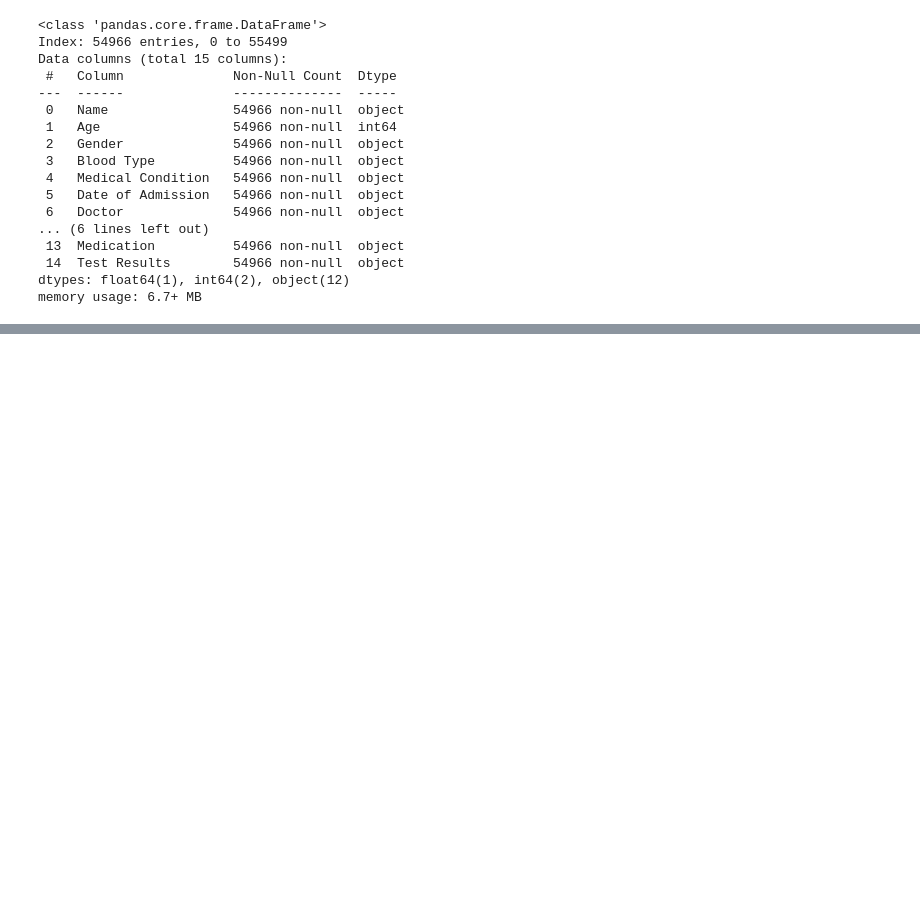
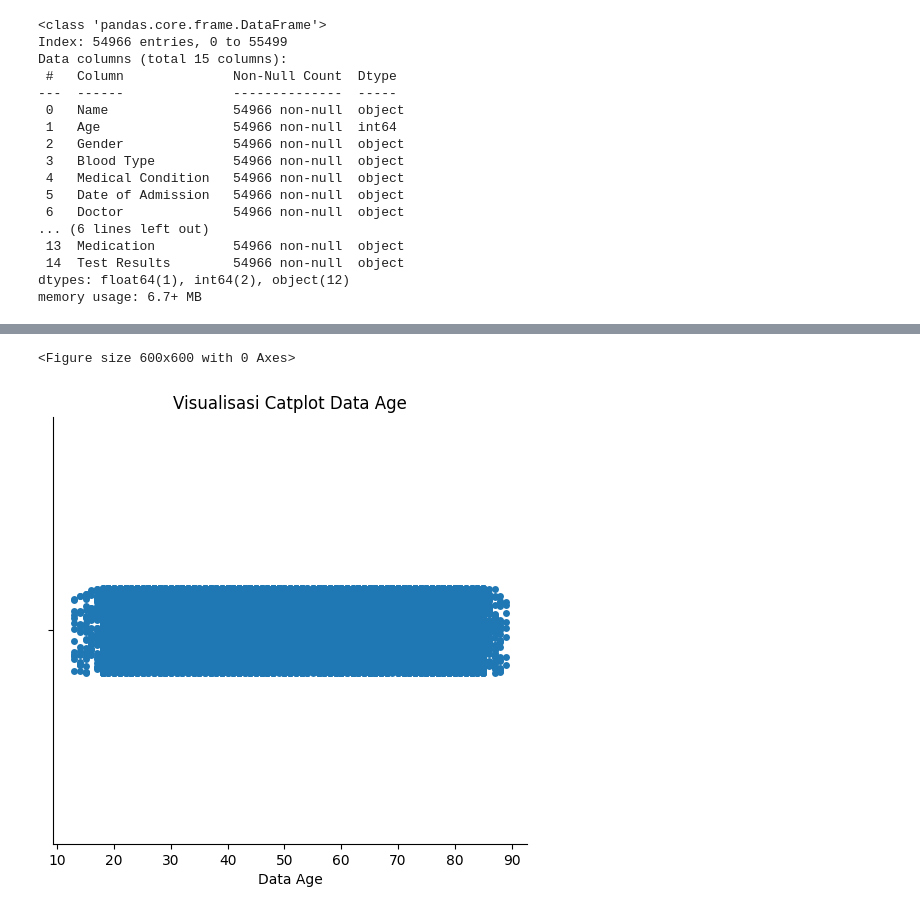
Before and after one commit to Angga-Ramda-Ramadhan/MedCheckProject, a Jupyter notebook: modelling.ipynb, the cells around one changed output, grey strips where cells are left out. Saved outputs shown, nothing was run; the diff lists cells and outputs as text; code cells hidden in the pictures; blank space fills up the shorter version.

```diff
--- a/modelling.ipynb
+++ b/modelling.ipynb
@@ -106,0 +107,5 @@ exp.visualisasi(data, 'Blood Type')
+# %%
+exp.visualcatplot(data, 'Age')
+# %% [output]
+<Figure size 600x600 with 0 Axes>
+[figure, added]
```
Also changed, not shown: parts of 3 cells of this notebook, 2 other files.
